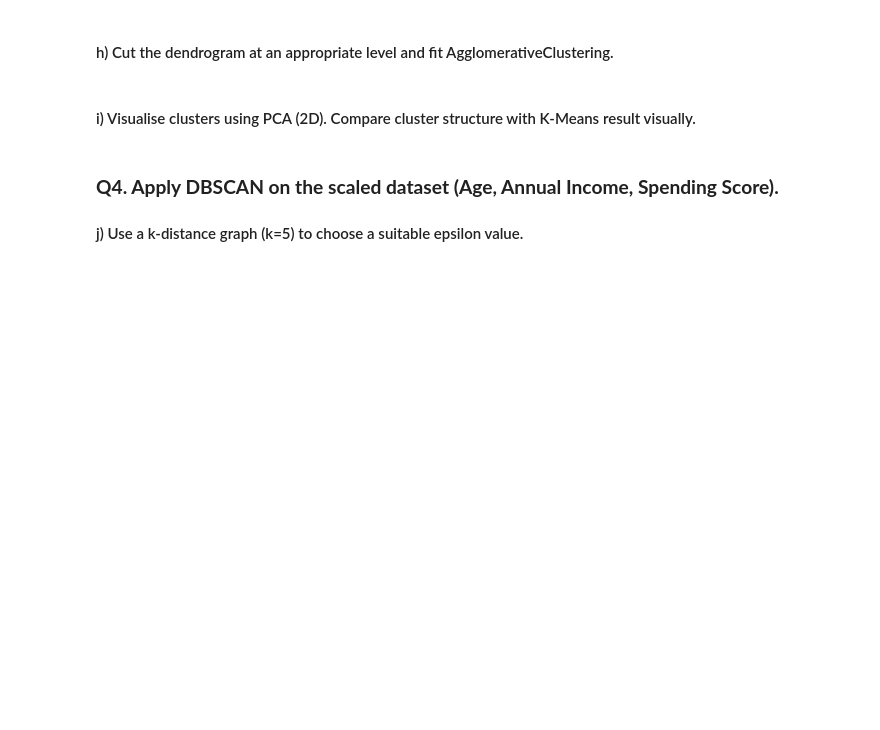
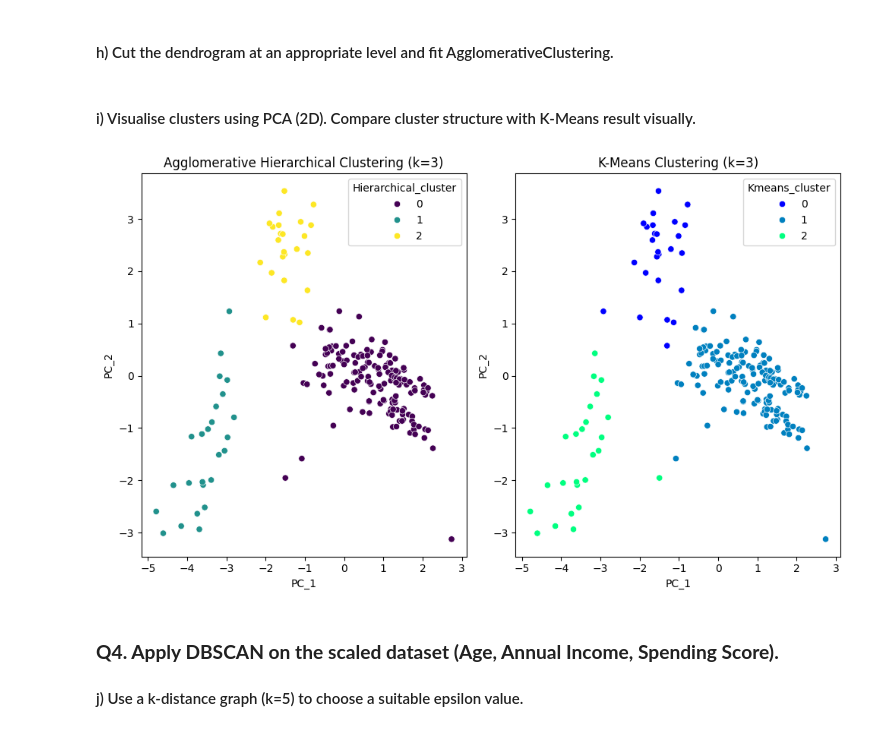
Before and after one commit to SuranaDhruv7/Mall_customer_segmentation_unsl, a Jupyter notebook: customer.ipynb, the cells around one changed output. Cells and saved outputs as stored; diff of their text form; code cells hidden in the pictures; blank space fills up the shorter version.

```diff
--- a/customer.ipynb
+++ b/customer.ipynb
@@ -146,7 +164,38 @@ calinski_harabasz_score: 273.35960009785964
 # %% [markdown]
 #### h) Cut the dendrogram at an appropriate level and fit AgglomerativeClustering.
+# %%
+agg_model = AgglomerativeClustering(n_clusters= 3, metric= "euclidean", linkage= "ward")
+agg_labels = agg_model.fit_predict(scaled_features)
+
+# Finding the kmeans for comparison
+kmeans_model = KMeans(n_clusters= 3)
+kmeans_labels = kmeans_model.fit_predict(scaled_features)
+
+# Reducing dimensions using PCA
+pca = PCA(n_components= 2)
+pca_features = pca.fit_transform(scaled_features)
 # %% [markdown]
 #### i)	Visualise clusters using PCA (2D). Compare cluster structure with K-Means result visually.
+# %%
+# Creating DataFrame for visualization
+data_pca = pd.DataFrame(pca_features, columns=['PC_1', 'PC_2'])
+data_pca['Hierarchical_cluster'] = agg_labels
+data_pca['Kmeans_cluster'] = kmeans_labels
+
+# Visualizing and comparing
+
+fig, axs = plt.subplots(1, 2, figsize=(10, 6))
+
+# Plotting the agglomerative result
+sns.scatterplot(data = data_pca, x = 'PC_1', y = 'PC_2', hue = 'Hierarchical_cluster', palette='viridis', ax=axs[0])
+axs[0].set_title(f'Agglomerative Hierarchical Clustering (k={3})')
+
+# Plotting the kmeans result
+sns.scatterplot(data = data_pca, x = 'PC_1', y = 'PC_2', hue = 'Kmeans_cluster', palette='winter', ax=axs[1])
+axs[1].set_title(f'K-Means Clustering (k={3})')
+plt.tight_layout()
+# %% [output]
+[figure, added]
 # %% [markdown]
 ### **Q4.  Apply DBSCAN on the scaled dataset (Age, Annual Income, Spending Score).**
 #### j)	Use a k-distance graph (k=5) to choose a suitable epsilon value.
```
Also changed, not shown: parts of 6 cells of this notebook.
